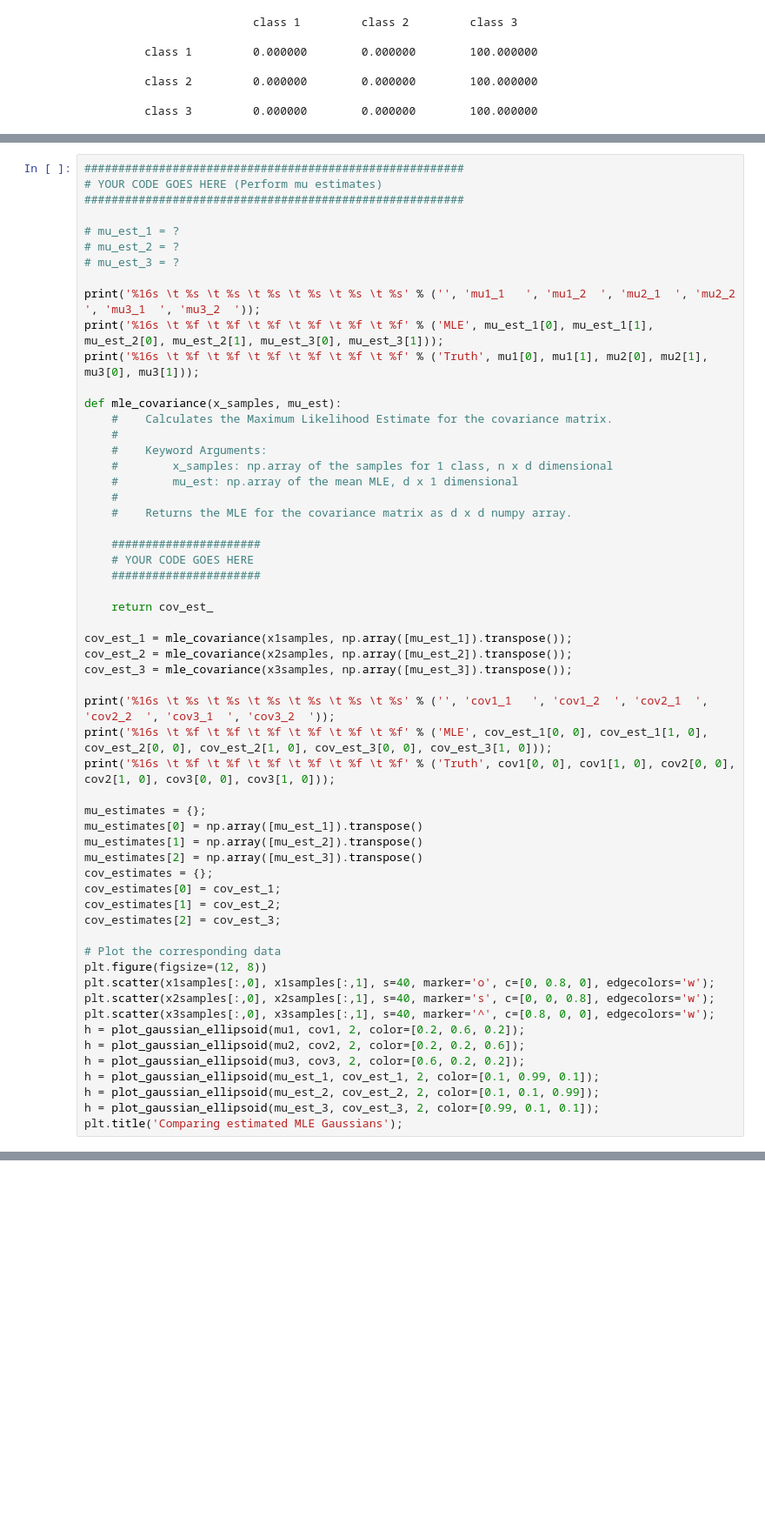
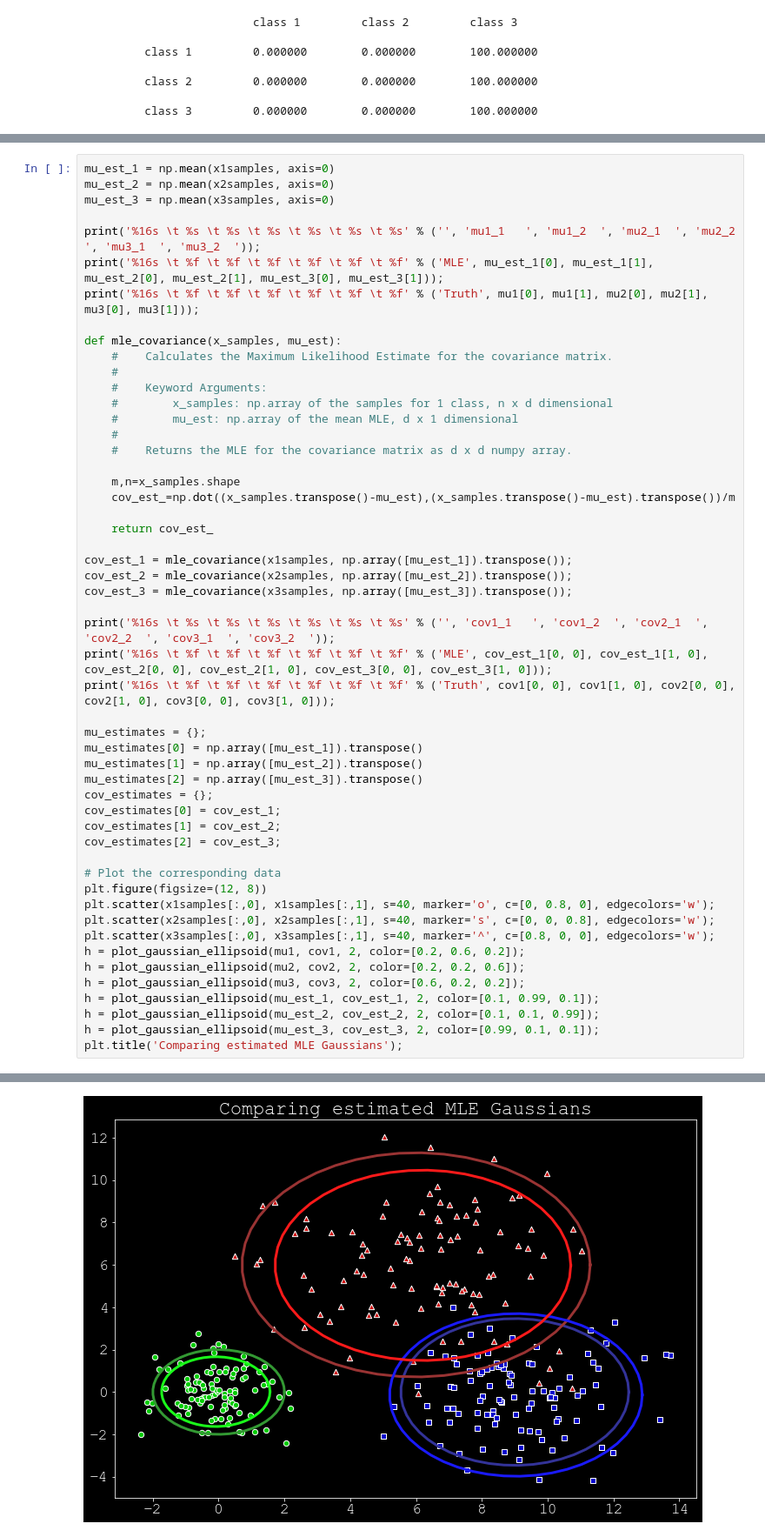
Before and after one commit to HugoAudas/Machine-Learning-ATIAM, a Jupyter notebook: 05a_bayesian_inference.ipynb, the cells around one changed output, grey strips where cells are left out. Shown at 87% size. Drawn from its saved outputs; the diff is of its cells as text; blank space fills up the shorter version.

```diff
--- a/05a_bayesian_inference.ipynb
+++ b/05a_bayesian_inference.ipynb
@@ -569,13 +569,9 @@ $$
 
 ***
 # %%
-########################################################
-# YOUR CODE GOES HERE (Perform mu estimates)
-########################################################
-
-# mu_est_1 = ?
-# mu_est_2 = ?
-# mu_est_3 = ?
+mu_est_1 = np.mean(x1samples, axis=0)
+mu_est_2 = np.mean(x2samples, axis=0)
+mu_est_3 = np.mean(x3samples, axis=0)
 
 print('%16s \t %s \t %s \t %s \t %s \t %s \t %s' % ('', 'mu1_1   ', 'mu1_2  ', 'mu2_1  ', 'mu2_2  ', 'mu3_1  ', 'mu3_2  '));
 print('%16s \t %f \t %f \t %f \t %f \t %f \t %f' % ('MLE', mu_est_1[0], mu_est_1[1], mu_est_2[0], mu_est_2[1], mu_est_3[0], mu_est_3[1]));
@@ -590,9 +586,8 @@ def mle_covariance(x_samples, mu_est):
     #
     #    Returns the MLE for the covariance matrix as d x d numpy array.
 
-    ######################
-    # YOUR CODE GOES HERE
-    ######################
+    m,n=x_samples.shape
+    cov_est_=np.dot((x_samples.transpose()-mu_est),(x_samples.transpose()-mu_est).transpose())/m
 
     return cov_est_
 
@@ -625,3 +620,4 @@ h = plot_gaussian_ellipsoid(mu_est_1, cov_est_1, 2, color=[0.1, 0.99, 0.1]);
 h = plot_gaussian_ellipsoid(mu_est_2, cov_est_2, 2, color=[0.1, 0.1, 0.99]);
 h = plot_gaussian_ellipsoid(mu_est_3, cov_est_3, 2, color=[0.99, 0.1, 0.1]);
 plt.title('Comparing estimated MLE Gaussians');
+# %% [output]
@@ -628,3 +633,4 @@ plt.title('Comparing estimated MLE Gaussians');
+[figure, added]
 # %% [markdown]
 ## Audio source separation
 
```
Also changed, not shown: parts of 1 cell of this notebook.
